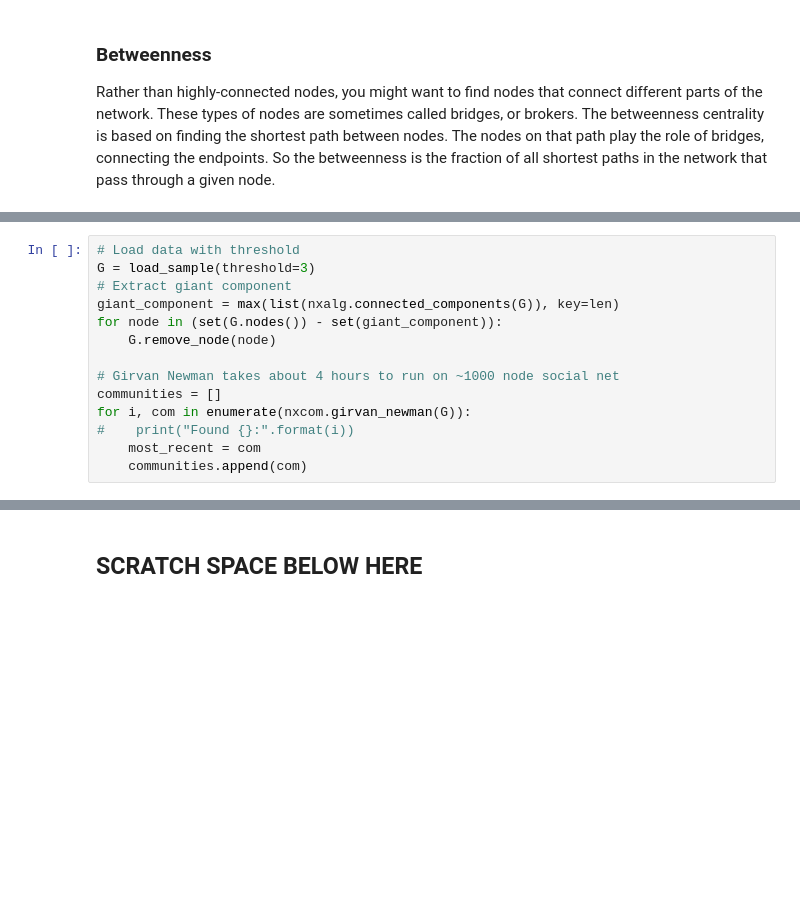
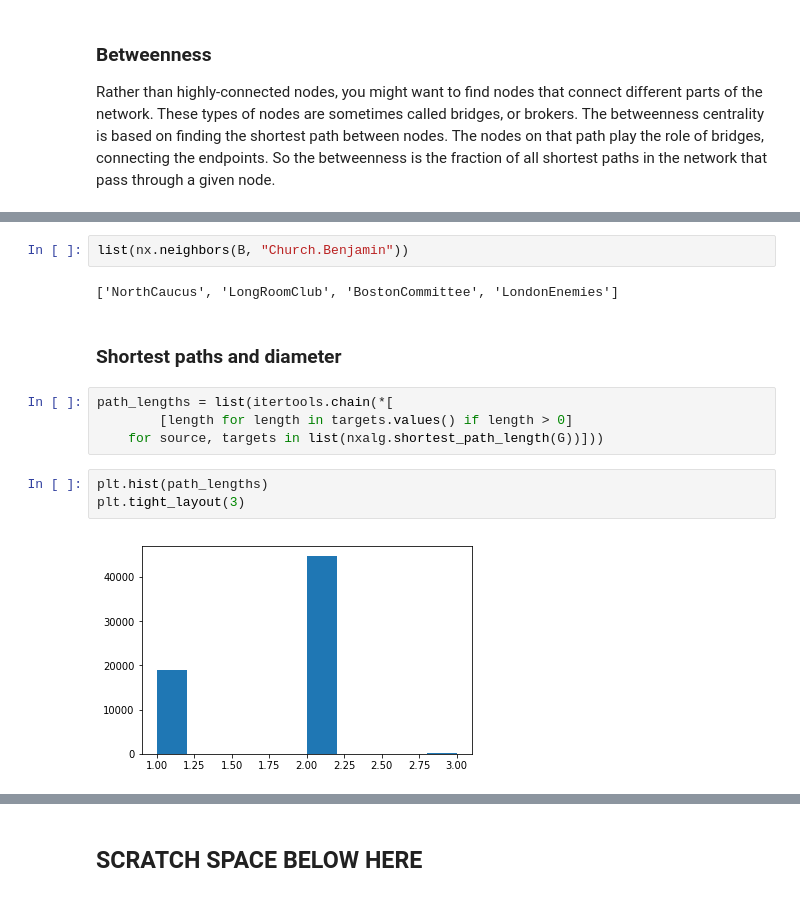
Before and after one commit to UM-CSS/CSSLabs-Networks, a Jupyter notebook: Networks.ipynb, the cells around one changed output, grey strips where cells are left out. Drawn from its saved outputs; the diff is of its cells as text; blank space fills up the shorter version.

```diff
--- a/Networks.ipynb
+++ b/Networks.ipynb
@@ -199,14 +357,0 @@ df.sort_values('eigenvector', ascending=False).head(5)
-# %%
-# Load data with threshold
-G = load_sample(threshold=3)
-# Extract giant component
-giant_component = max(list(nxalg.connected_components(G)), key=len)
-for node in (set(G.nodes()) - set(giant_component)):
-    G.remove_node(node)
-
-# Girvan Newman takes about 4 hours to run on ~1000 node social net
-communities = []
-for i, com in enumerate(nxcom.girvan_newman(G)):
-#    print("Found {}:".format(i))
-    most_recent = com
-    communities.append(com)
@@ -214,0 +432,15 @@ visualize_visjs(G, communities=communities[4], title="Community Detection Exampl
+# %%
+list(nx.neighbors(B, "Church.Benjamin"))
+# %% [output]
+['NorthCaucus', 'LongRoomClub', 'BostonCommittee', 'LondonEnemies']
+# %% [markdown]
+### Shortest paths and diameter
+# %%
+path_lengths = list(itertools.chain(*[
+        [length for length in targets.values() if length > 0]
+    for source, targets in list(nxalg.shortest_path_length(G))]))
+# %%
+plt.hist(path_lengths)
+plt.tight_layout(3)
+# %% [output]
+[figure, added]
```
Also changed, not shown: parts of 60 cells of this notebook.
